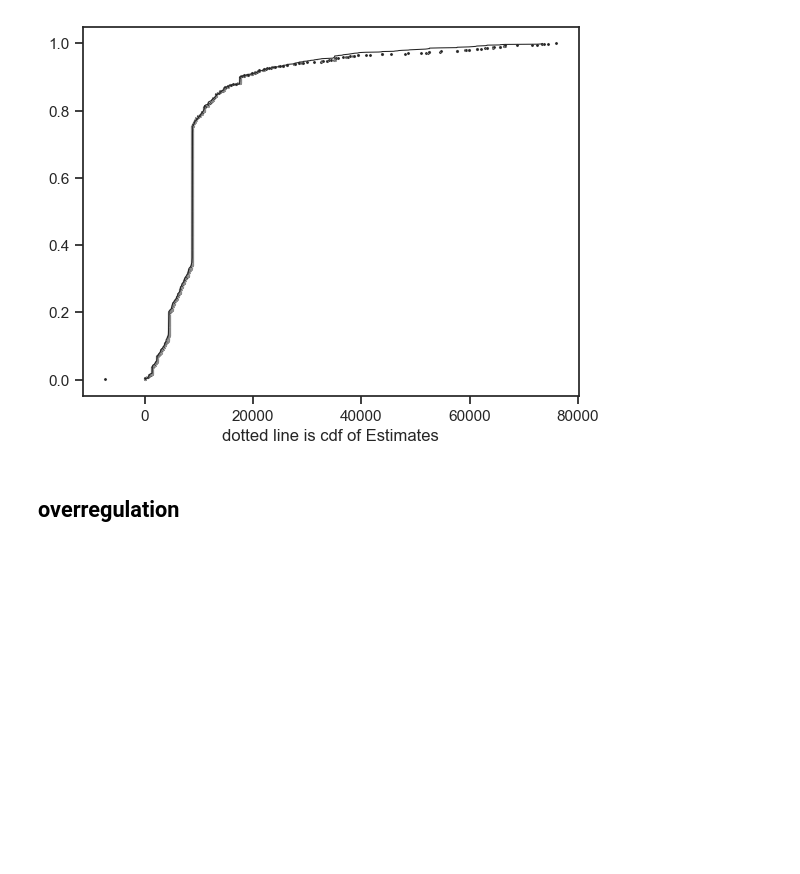
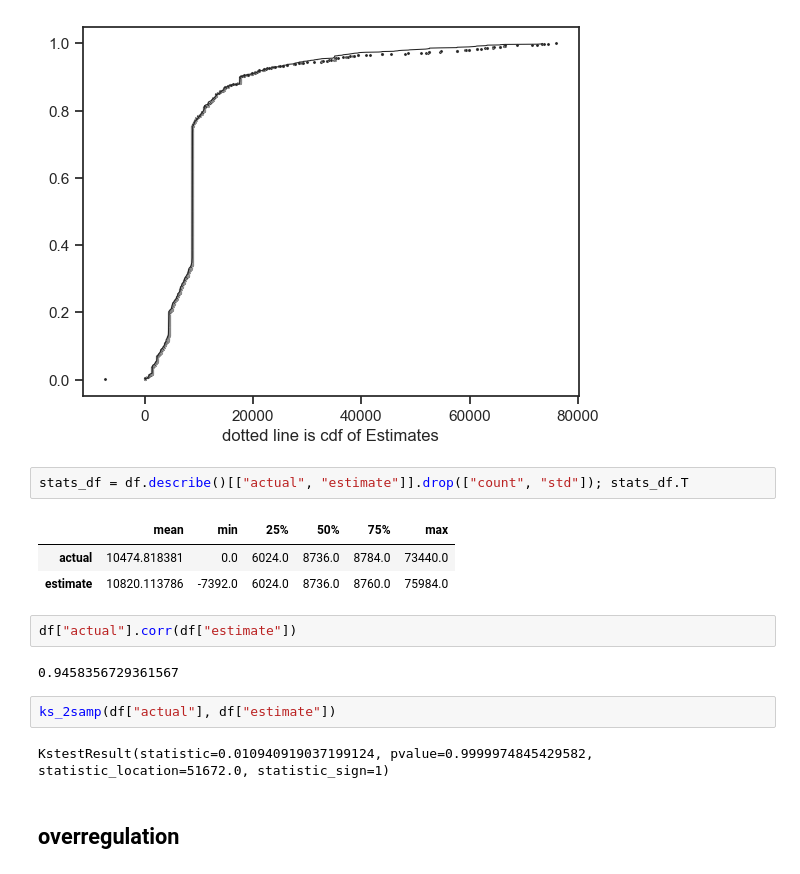
Before and after one commit to Arish-Shah/sam23-group14, a Jupyter notebook: us.ipynb, the cells around one changed output. Saved outputs shown, nothing was run; the diff lists cells and outputs as text; blank space fills up the shorter version.

```diff
--- a/us.ipynb
+++ b/us.ipynb
@@ -62,6 +49,20 @@ plt.show()
 [figure]
 [figure]
 [figure]
+# %%
+stats_df = df.describe()[["actual", "estimate"]].drop(["count", "std"]); stats_df.T
+# %% [output]
+|  | mean | min | 25% | 50% | 75% | max |
+| actual | 10474.818381 | 0.0 | 6024.0 | 8736.0 | 8784.0 | 73440.0 |
+| estimate | 10820.113786 | -7392.0 | 6024.0 | 8736.0 | 8760.0 | 75984.0 |
+# %%
+df["actual"].corr(df["estimate"])
+# %% [output]
+0.9458356729361567
+# %%
+ks_2samp(df["actual"], df["estimate"])
+# %% [output]
+KstestResult(statistic=0.010940919037199124, pvalue=0.9999974845429582, statistic_location=51672.0, statistic_sign=1)
 # %% [markdown]
 ## overregulation
 # %%
```
Also changed, not shown: parts of 2 cells of this notebook.
